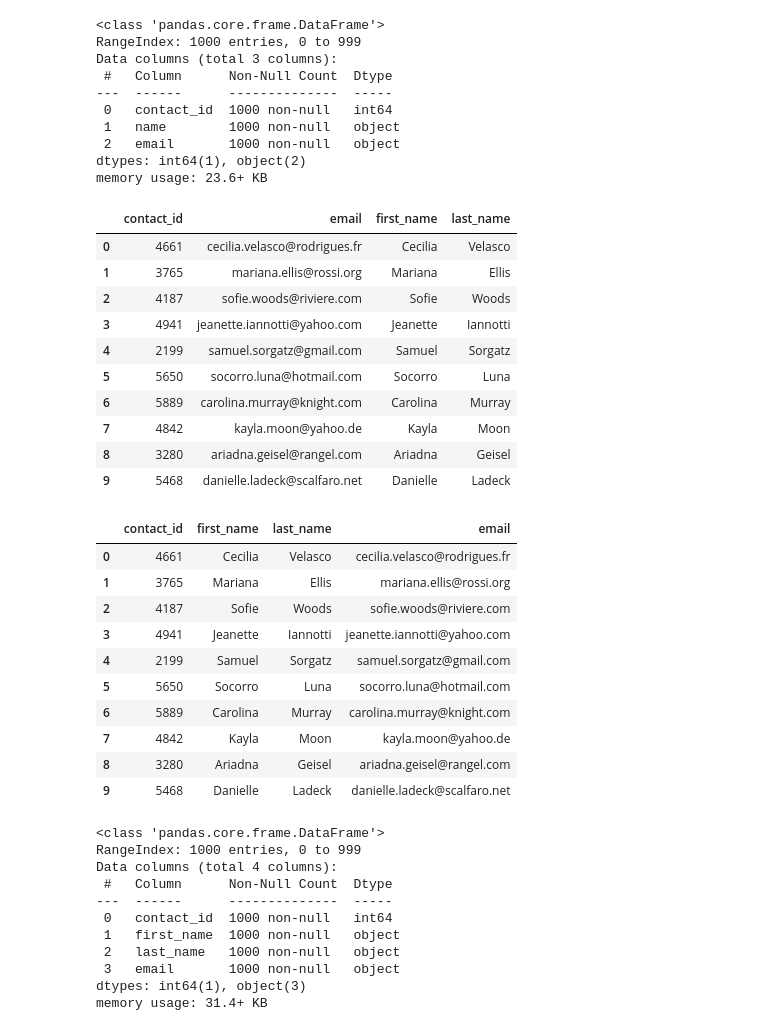
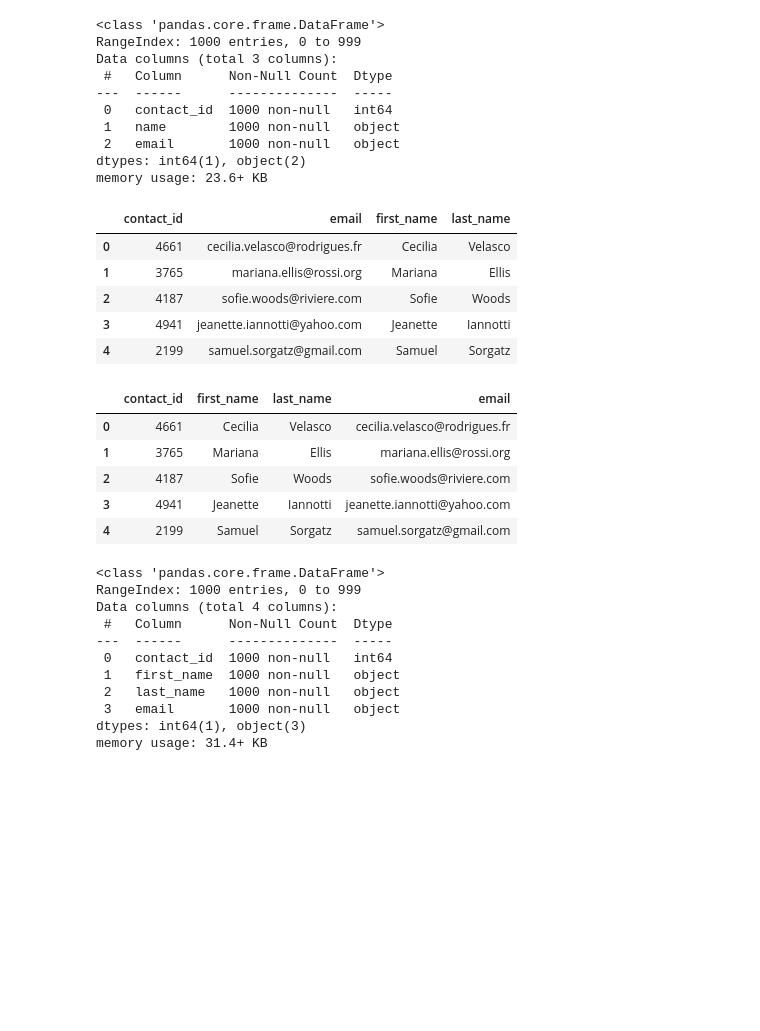
Before and after one commit to protsivm/Crowdfunding_ETL, a Jupyter notebook: ETL_Mini_Project_MProtsiv.ipynb, the cells around one changed output. Cells and saved outputs as stored; diff of their text form; code cells hidden in the pictures; blank space fills up the shorter version.

```diff
--- a/ETL_Mini_Project_MProtsiv.ipynb
+++ b/ETL_Mini_Project_MProtsiv.ipynb
@@ -284,6 +284,6 @@ campaign_cleaned.to_csv("Resources/campaign.csv", index=False)
 ### Extract the contacts.xlsx Data.
 # %%
 # Read the data into a Pandas DataFrame. Use the `header=2` parameter when reading in the data.
-contact_info_df = pd.read_excel('Resources/contacts.xlsx', header=2)
-contact_info_df.head()
+contact_info_df = pd.read_excel('Resources/contacts.xlsx', header=3)
+contact_info_df
 # %% [output]
@@ -310,6 +317,10 @@ Then export the DataFrame as a `contacts.csv` CSV file.
 import json
 dict_values = []
 
+# Iterate through each row of the contacts DataFrame
+for index, row in contact_info_df.iterrows():
+    row_dict = json.loads(row['contact_info'])
+    dict_values.append(row_dict)
 
 # Print out the list of values for each row.
 print(dict_values)
@@ -318,6 +329,8 @@ print(dict_values)
 # %%
 # Create a contact_info DataFrame and add each list of values, i.e., each row
 # to the 'contact_id', 'name', 'email' columns.
+contact_info_df = pd.DataFrame(dict_values)
+contact_info_df.head()
 # %% [output]
 |  | contact_id | name | email |
 | 0 | 4661 | Cecilia Velasco | cecilia.velasco@rodrigues.fr |
@@ -340,23 +354,21 @@ dtypes: int64(1), object(2)
 memory usage: 23.6+ KB
 # %%
 # Create a "first"name" and "last_name" column with the first and last names from the "name" column.
-
-
+contact_info_df[['first_name', 'last_name']] = contact_info_df['name'].str.split(' ', expand=True)
 # Drop the contact_name column
+contact_info_df = contact_info_df.drop(columns=['name'])
+contact_info_df.head()
 # %% [output]
 |  | contact_id | email | first_name | last_name |
 | 0 | 4661 | cecilia.velasco@rodrigues.fr | Cecilia | Velasco |
 | 1 | 3765 | mariana.ellis@rossi.org | Mariana | Ellis |
 | 2 | 4187 | sofie.woods@riviere.com | Sofie | Woods |
 | 3 | 4941 | jeanette.iannotti@yahoo.com | Jeanette | Iannotti |
 | 4 | 2199 | samuel.sorgatz@gmail.com | Samuel | Sorgatz |
-| 5 | 5650 | socorro.luna@hotmail.com | Socorro | Luna |
-| 6 | 5889 | carolina.murray@knight.com | Carolina | Murray |
-| 7 | 4842 | kayla.moon@yahoo.de | Kayla | Moon |
-| 8 | 3280 | ariadna.geisel@rangel.com | Ariadna | Geisel |
-| 9 | 5468 | danielle.ladeck@scalfaro.net | Danielle | Ladeck |
 # %%
 # Reorder the columns
+contacts_df_clean = contact_info_df[['contact_id', 'first_name', 'last_name', 'email']]
+contacts_df_clean.head()
 # %% [output]
 |  | contact_id | first_name | last_name | email |
 | 0 | 4661 | Cecilia | Velasco | cecilia.velasco@rodrigues.fr |
@@ -364,10 +376,5 @@ memory usage: 23.6+ KB
 | 2 | 4187 | Sofie | Woods | sofie.woods@riviere.com |
 | 3 | 4941 | Jeanette | Iannotti | jeanette.iannotti@yahoo.com |
 | 4 | 2199 | Samuel | Sorgatz | samuel.sorgatz@gmail.com |
-| 5 | 5650 | Socorro | Luna | socorro.luna@hotmail.com |
-| 6 | 5889 | Carolina | Murray | carolina.murray@knight.com |
-| 7 | 4842 | Kayla | Moon | kayla.moon@yahoo.de |
-| 8 | 3280 | Ariadna | Geisel | ariadna.geisel@rangel.com |
-| 9 | 5468 | Danielle | Ladeck | danielle.ladeck@scalfaro.net |
 # %%
 # Check the datatypes one more time before exporting as CSV file.
```
Also changed, not shown: parts of 16 cells of this notebook, 1 other file.
